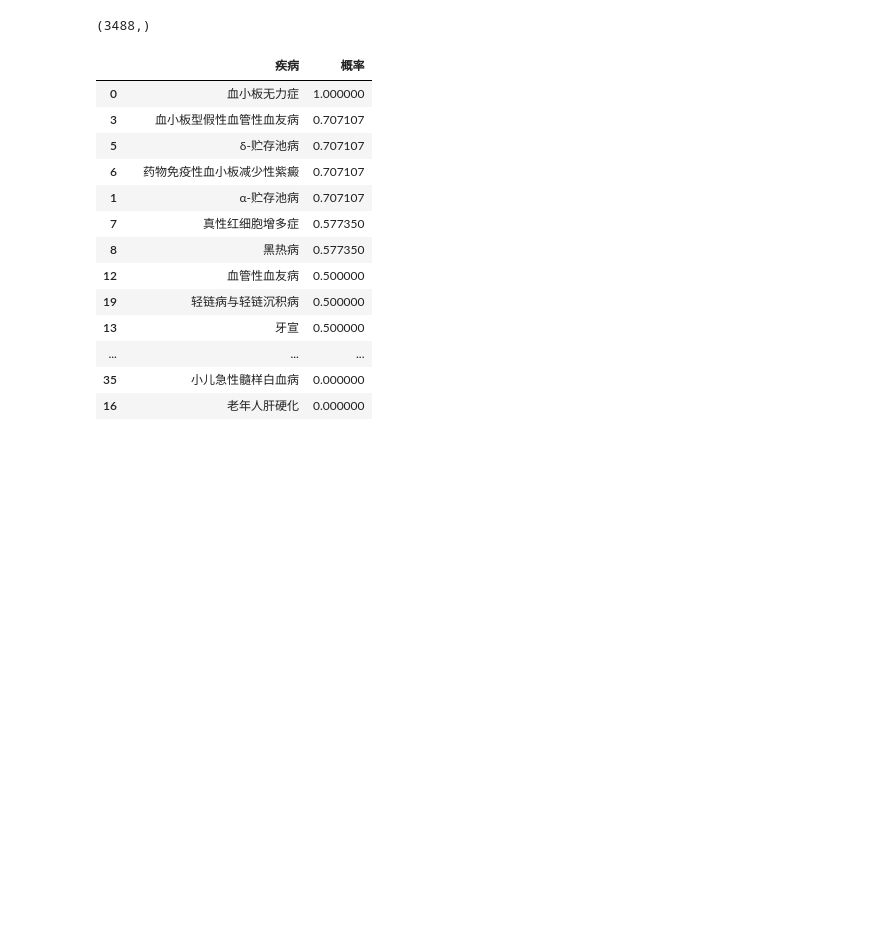
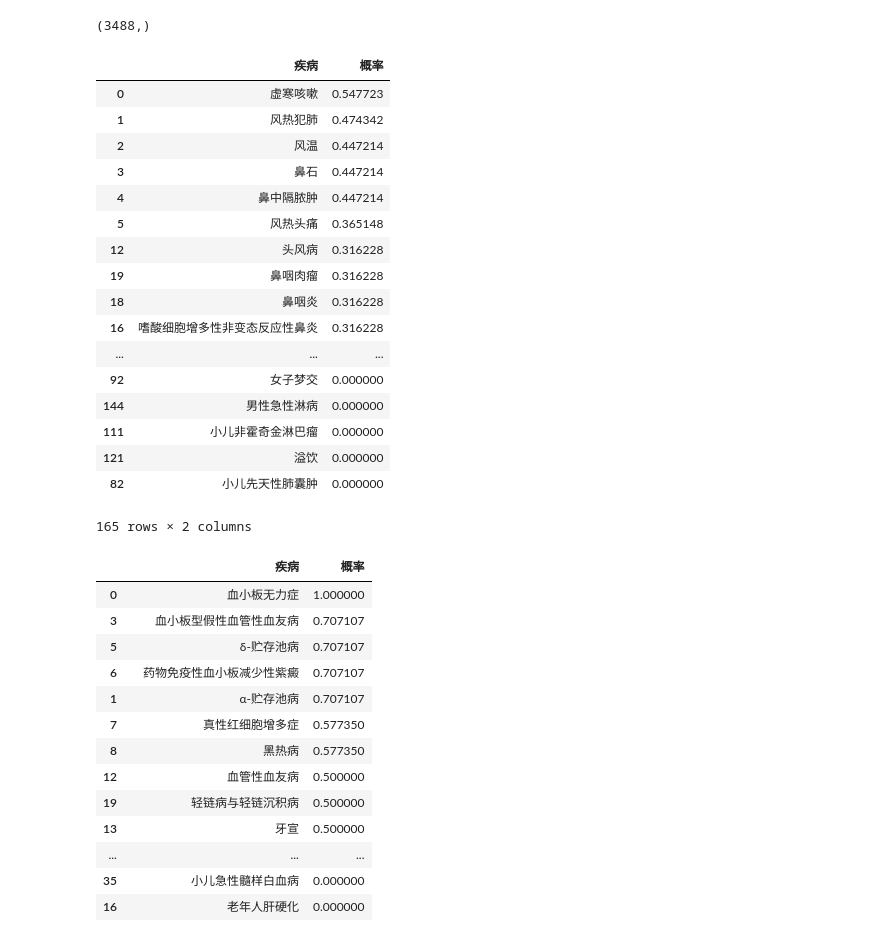
Before and after one commit to mayi140611/crawl, a Jupyter notebook: requestProj/39jiankang/症状推荐ks模型开发.ipynb, the cells around one changed output. Cells and saved outputs as stored; diff of their text form; code cells hidden in the pictures; blank space fills up the shorter version.

```diff
--- a/requestProj/39jiankang/症状推荐ks模型开发.ipynb
+++ b/requestProj/39jiankang/症状推荐ks模型开发.ipynb
@@ -206,6 +211,27 @@ def zz2disease(zzs,gender='男',age='4',other='普通'):
             dissprob[i] = 0
     df = pdw.build_df_from_dict({'疾病':diss,'概率':dissprob})
     return df.sort_values('概率',ascending=False)
+# %%
+zz2disease(['鼻塞', '咳嗽', '呼吸困难', '流黄鼻涕', '头痛'])
+# %% [output]
+|  | 疾病 | 概率 |
+| 0 | 虚寒咳嗽 | 0.547723 |
+| 1 | 风热犯肺 | 0.474342 |
+| 2 | 风温 | 0.447214 |
+| 3 | 鼻石 | 0.447214 |
+| 4 | 鼻中隔脓肿 | 0.447214 |
+| 5 | 风热头痛 | 0.365148 |
+| 12 | 头风病 | 0.316228 |
+| 19 | 鼻咽肉瘤 | 0.316228 |
+| 18 | 鼻咽炎 | 0.316228 |
+| 16 | 嗜酸细胞增多性非变态反应性鼻炎 | 0.316228 |
+| ... | ... | ... |
+| 92 | 女子梦交 | 0.000000 |
+| 144 | 男性急性淋病 | 0.000000 |
+| 111 | 小儿非霍奇金淋巴瘤 | 0.000000 |
+| 121 | 溢饮 | 0.000000 |
+| 82 | 小儿先天性肺囊肿 | 0.000000 |
+165 rows × 2 columns
 # %%
 zz1 = ['牙龈出血']
 zz2disease(zz1)
```
Also changed, not shown: parts of 10 cells of this notebook, 6 other files.
